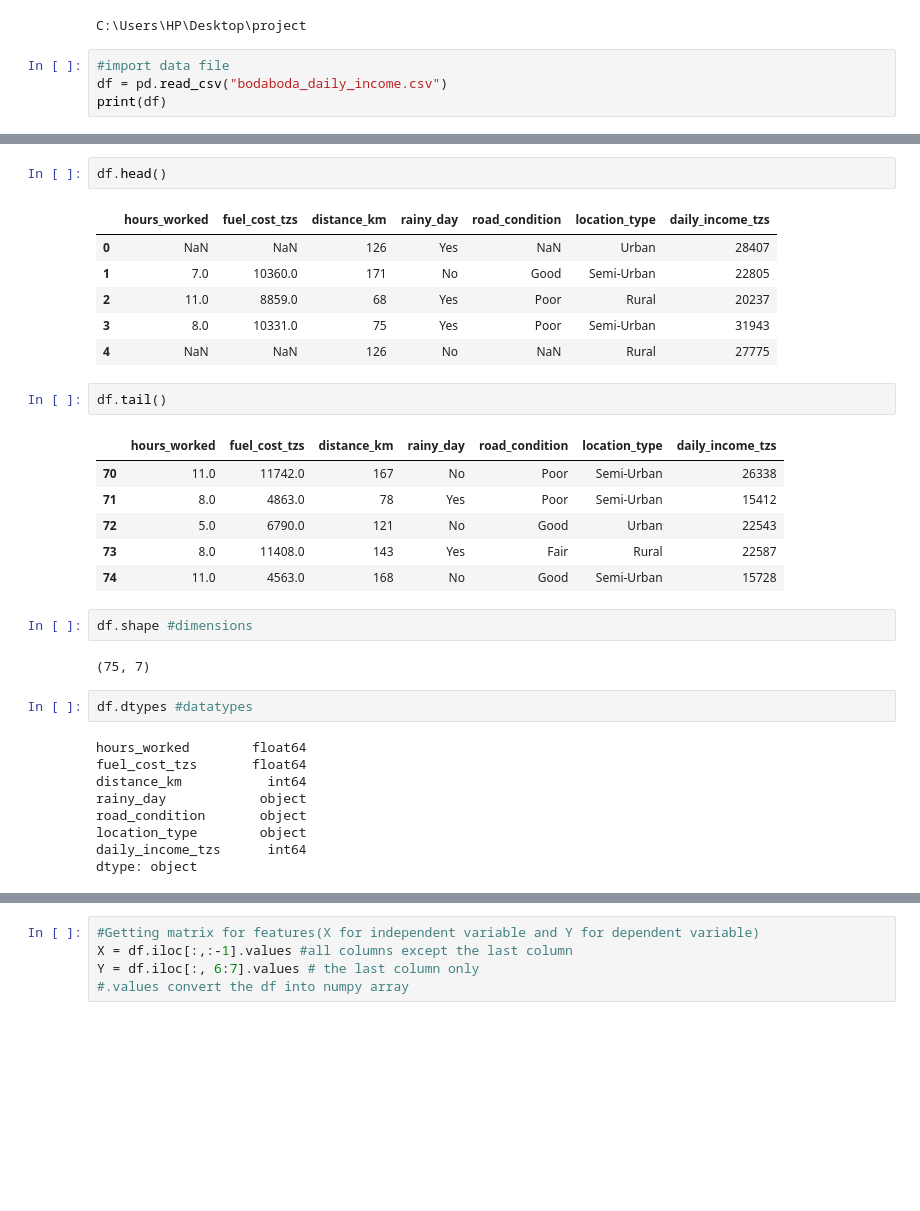
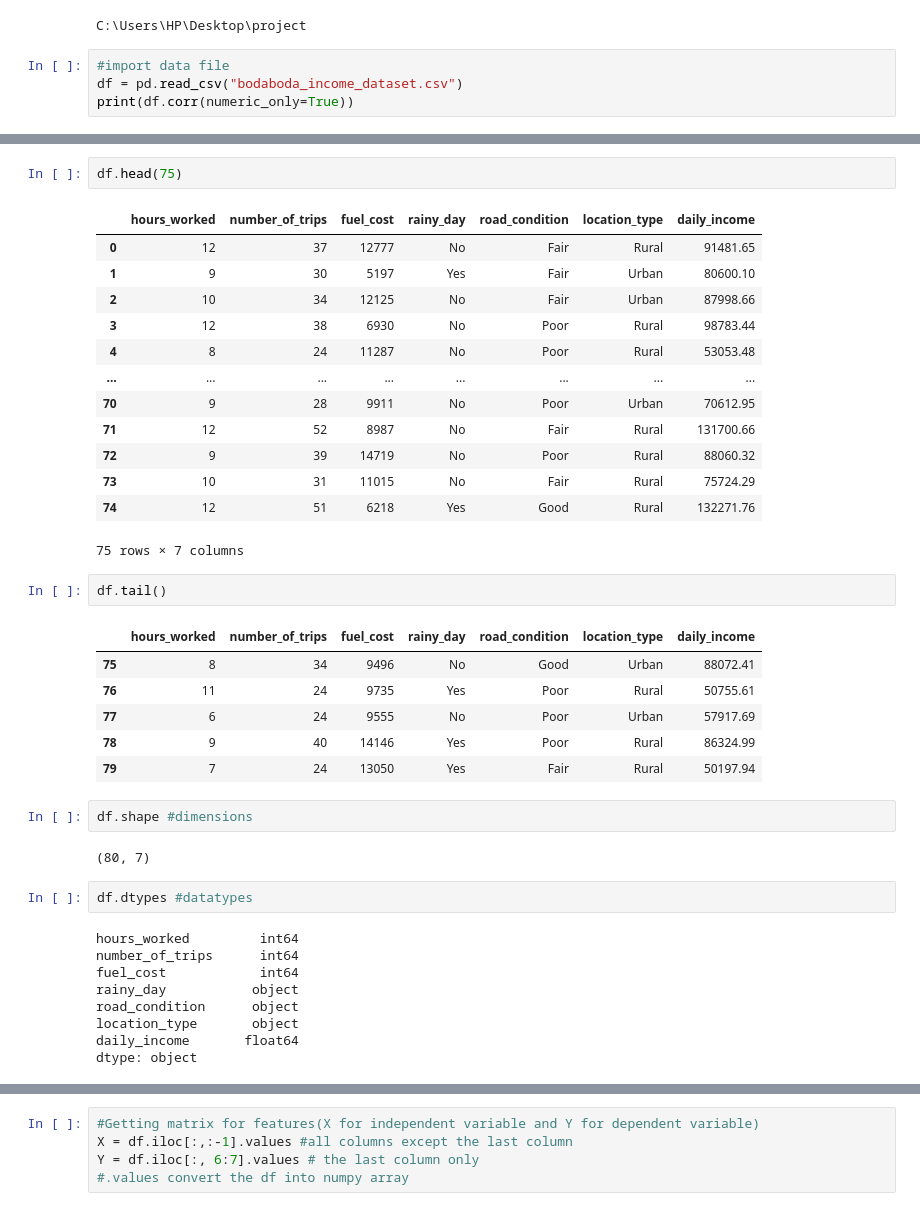
Before and after one commit to godson-devhub/bodaboda_income_app, a Jupyter notebook: ml_project.ipynb, the cells around one changed output, grey strips where cells are left out. Cells and saved outputs as stored; diff of their text form; blank space fills up the shorter version.

```diff
--- a/ml_project.ipynb
+++ b/ml_project.ipynb
@@ -20,6 +20,6 @@ print(cwd)
 C:\Users\HP\Desktop\project
 # %%
 #import data file
-df = pd.read_csv("bodaboda_daily_income.csv")
-print(df)
+df = pd.read_csv("bodaboda_income_dataset.csv")
+print(df.corr(numeric_only=True))
 # %% [output]
@@ -43,35 +51,42 @@ print(df)
 # %%
-df.head()
+df.head(75)
 # %% [output]
-|  | hours_worked | fuel_cost_tzs | distance_km | rainy_day | road_condition | location_type | daily_income_tzs |
-| 0 | NaN | NaN | 126 | Yes | NaN | Urban | 28407 |
-| 1 | 7.0 | 10360.0 | 171 | No | Good | Semi-Urban | 22805 |
-| 2 | 11.0 | 8859.0 | 68 | Yes | Poor | Rural | 20237 |
-| 3 | 8.0 | 10331.0 | 75 | Yes | Poor | Semi-Urban | 31943 |
-| 4 | NaN | NaN | 126 | No | NaN | Rural | 27775 |
+|  | hours_worked | number_of_trips | fuel_cost | rainy_day | road_condition | location_type | daily_income |
+| 0 | 12 | 37 | 12777 | No | Fair | Rural | 91481.65 |
+| 1 | 9 | 30 | 5197 | Yes | Fair | Urban | 80600.10 |
+| 2 | 10 | 34 | 12125 | No | Fair | Urban | 87998.66 |
+| 3 | 12 | 38 | 6930 | No | Poor | Rural | 98783.44 |
+| 4 | 8 | 24 | 11287 | No | Poor | Rural | 53053.48 |
+| ... | ... | ... | ... | ... | ... | ... | ... |
+| 70 | 9 | 28 | 9911 | No | Poor | Urban | 70612.95 |
+| 71 | 12 | 52 | 8987 | No | Fair | Rural | 131700.66 |
+| 72 | 9 | 39 | 14719 | No | Poor | Rural | 88060.32 |
+| 73 | 10 | 31 | 11015 | No | Fair | Rural | 75724.29 |
+| 74 | 12 | 51 | 6218 | Yes | Good | Rural | 132271.76 |
+75 rows × 7 columns
 # %%
 df.tail()
 # %% [output]
-|  | hours_worked | fuel_cost_tzs | distance_km | rainy_day | road_condition | location_type | daily_income_tzs |
-| 70 | 11.0 | 11742.0 | 167 | No | Poor | Semi-Urban | 26338 |
-| 71 | 8.0 | 4863.0 | 78 | Yes | Poor | Semi-Urban | 15412 |
-| 72 | 5.0 | 6790.0 | 121 | No | Good | Urban | 22543 |
-| 73 | 8.0 | 11408.0 | 143 | Yes | Fair | Rural | 22587 |
-| 74 | 11.0 | 4563.0 | 168 | No | Good | Semi-Urban | 15728 |
+|  | hours_worked | number_of_trips | fuel_cost | rainy_day | road_condition | location_type | daily_income |
+| 75 | 8 | 34 | 9496 | No | Good | Urban | 88072.41 |
+| 76 | 11 | 24 | 9735 | Yes | Poor | Rural | 50755.61 |
+| 77 | 6 | 24 | 9555 | No | Poor | Urban | 57917.69 |
+| 78 | 9 | 40 | 14146 | Yes | Poor | Rural | 86324.99 |
+| 79 | 7 | 24 | 13050 | Yes | Fair | Rural | 50197.94 |
 # %%
 df.shape #dimensions
 # %% [output]
-(75, 7)
+(80, 7)
 # %%
 df.dtypes #datatypes
 # %% [output]
-hours_worked        float64
-fuel_cost_tzs       float64
-distance_km           int64
-rainy_day            object
-road_condition       object
-location_type        object
-daily_income_tzs      int64
+hours_worked         int64
+number_of_trips      int64
+fuel_cost            int64
+rainy_day           object
+road_condition      object
+location_type       object
+daily_income       float64
 dtype: object
 # %%
 
```
Also changed, not shown: parts of 41 cells of this notebook, 4 other files.
